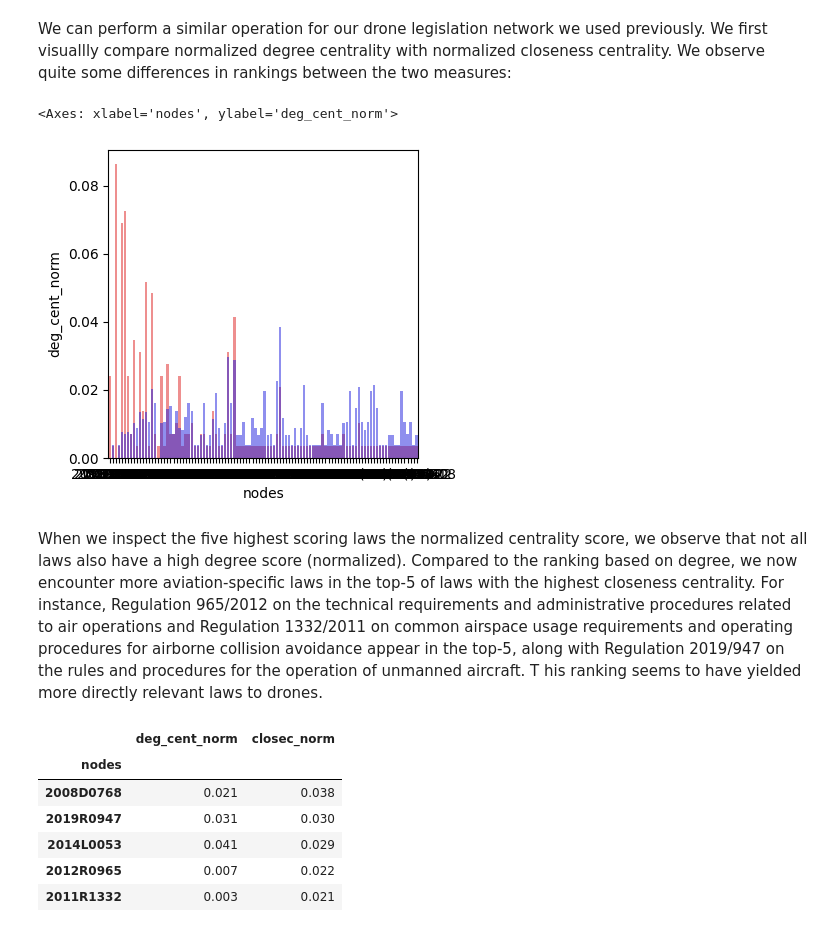
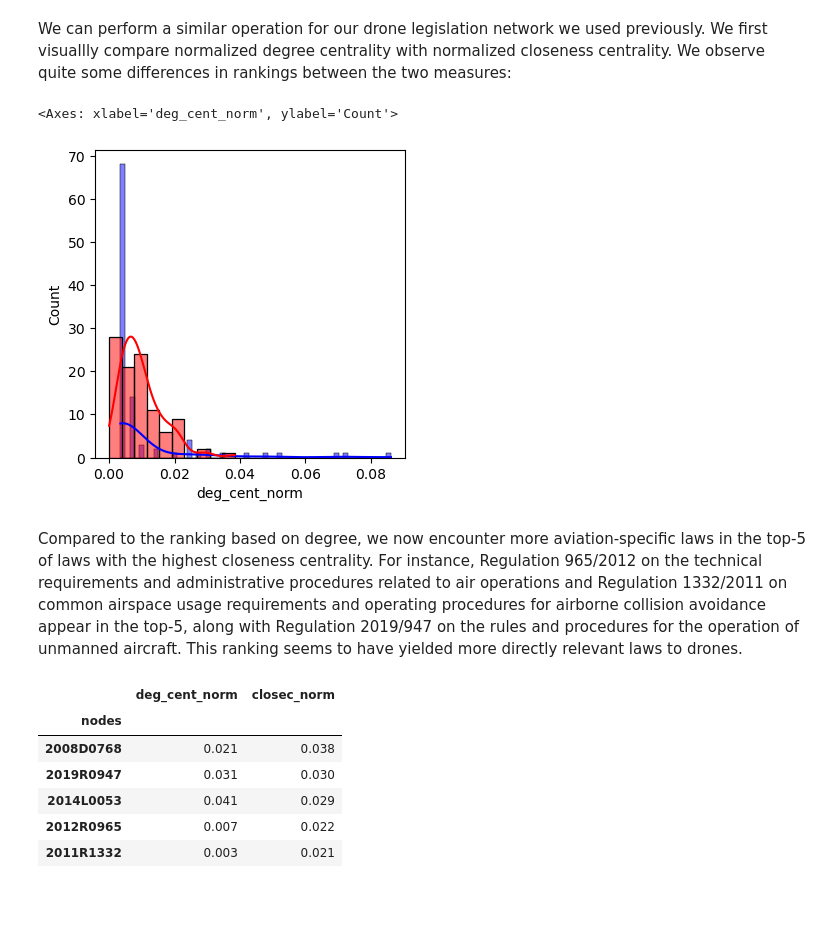
Before and after one commit to maastrichtlawtech/legal-network-textbook, a Jupyter notebook: public/notebooks/Chapter_3_Centrality.ipynb, the cells around one changed output. Drawn from its saved outputs; the diff is of its cells as text; code cells hidden in the pictures; blank space fills up the shorter version.

Commit message:
further updates up to eig centrality
except last example.

```diff
--- a/public/notebooks/Chapter_3_Centrality.ipynb
+++ b/public/notebooks/Chapter_3_Centrality.ipynb
@@ -372,18 +372,16 @@ nx.shortest_path(g_kite, source = 8, target= 6 )
 # %% [markdown]
 We can perform a similar operation for our drone legislation network we used previously. We first visuallly compare normalized degree centrality with normalized closeness centrality. We observe quite some differences in rankings between the two measures:
 # %%
-resdf_drones['closeness'] = nx.closeness_centrality(g_drones2).values()
+resdf_drones['closeness'] = nx.closeness_centrality(g_drones).values()
 resdf_drones['closec_norm'] = score_normalize(resdf_drones.closeness, from_dictionary=False)
 
 fig, ax = plt.subplots(nrows=1, ncols=1, figsize=(4,4))
-sns.barplot(x = resdf_drones_deg_cent.index, y = resdf_drones.deg_cent_norm, alpha=0.5, ax=ax, color="red")
-sns.barplot(x = resdf_drones_deg_cent.index, y = resdf_drones.closec_norm, alpha=0.5, ax=ax, color="blue")
+sns.histplot(resdf_drones.deg_cent_norm, ax=ax, color="blue", alpha=0.5, kde=True)
+sns.histplot(resdf_drones.closec_norm, ax=ax, color="red", alpha=0.5, kde=True)
 # %% [output]
-<Axes: xlabel='nodes', ylabel='deg_cent_norm'>
+<Axes: xlabel='deg_cent_norm', ylabel='Count'>
-[figure, old version]
+[figure, new version]
 # %% [markdown]
-When we inspect the five highest scoring laws the normalized centrality score, we observe that not all laws also have a high degree score (normalized).
-Compared to the ranking based on degree, we now encounter more aviation-specific laws in the top-5 of laws with the highest closeness centrality. For instance, Regulation 965/2012 on the technical requirements and administrative procedures related to air operations and Regulation 1332/2011 on common airspace usage requirements and operating procedures for airborne collision avoidance appear in the top-5, along with Regulation 2019/947 on the rules and procedures for the operation of unmanned aircraft. T
-his ranking seems to have yielded more directly relevant laws to drones.
+Compared to the ranking based on degree, we now encounter more aviation-specific laws in the top-5 of laws with the highest closeness centrality. For instance, Regulation 965/2012 on the technical requirements and administrative procedures related to air operations and Regulation 1332/2011 on common airspace usage requirements and operating procedures for airborne collision avoidance appear in the top-5, along with Regulation 2019/947 on the rules and procedures for the operation of unmanned aircraft. This ranking seems to have yielded more directly relevant laws to drones.
 # %%
 resdf_drones.sort_values("deg_cent_norm", ascending=False)
```
Also changed, not shown: parts of 15 cells of this notebook.
